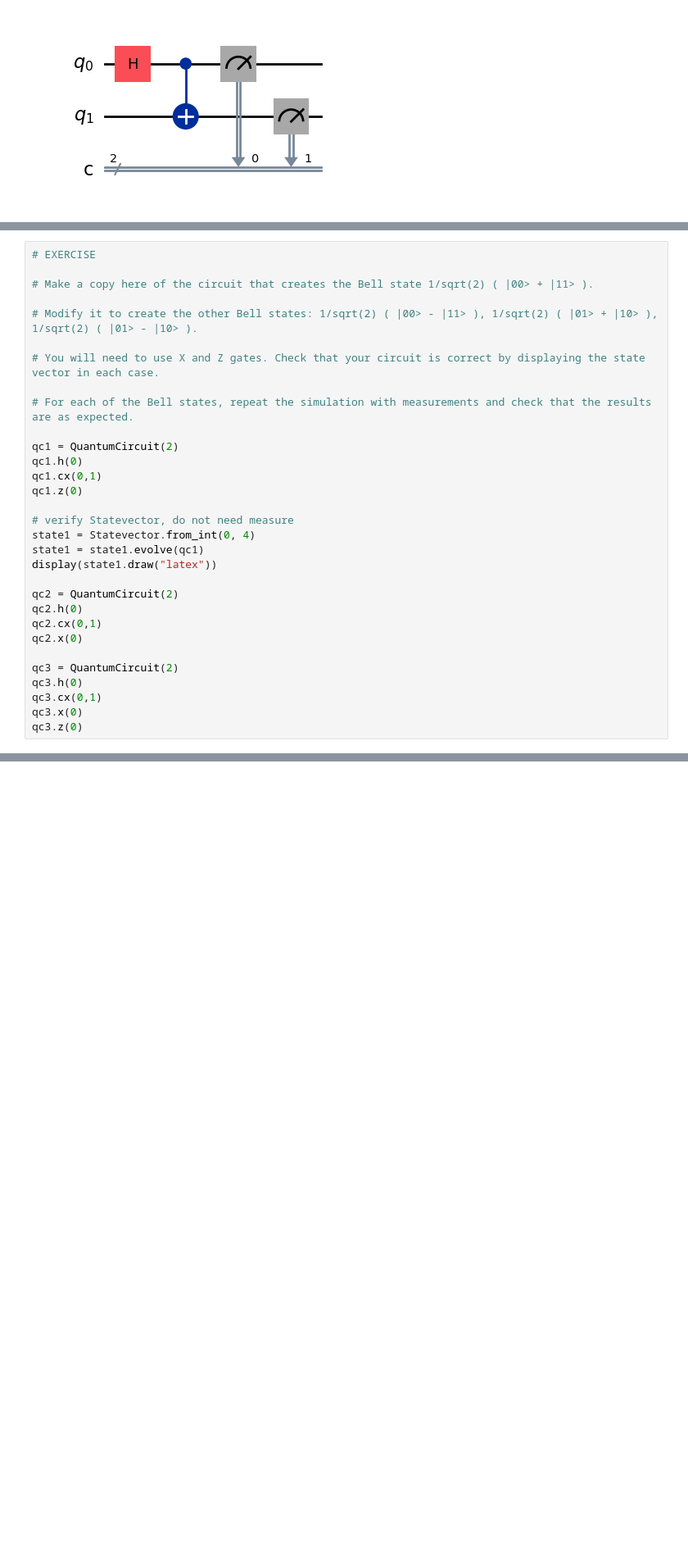
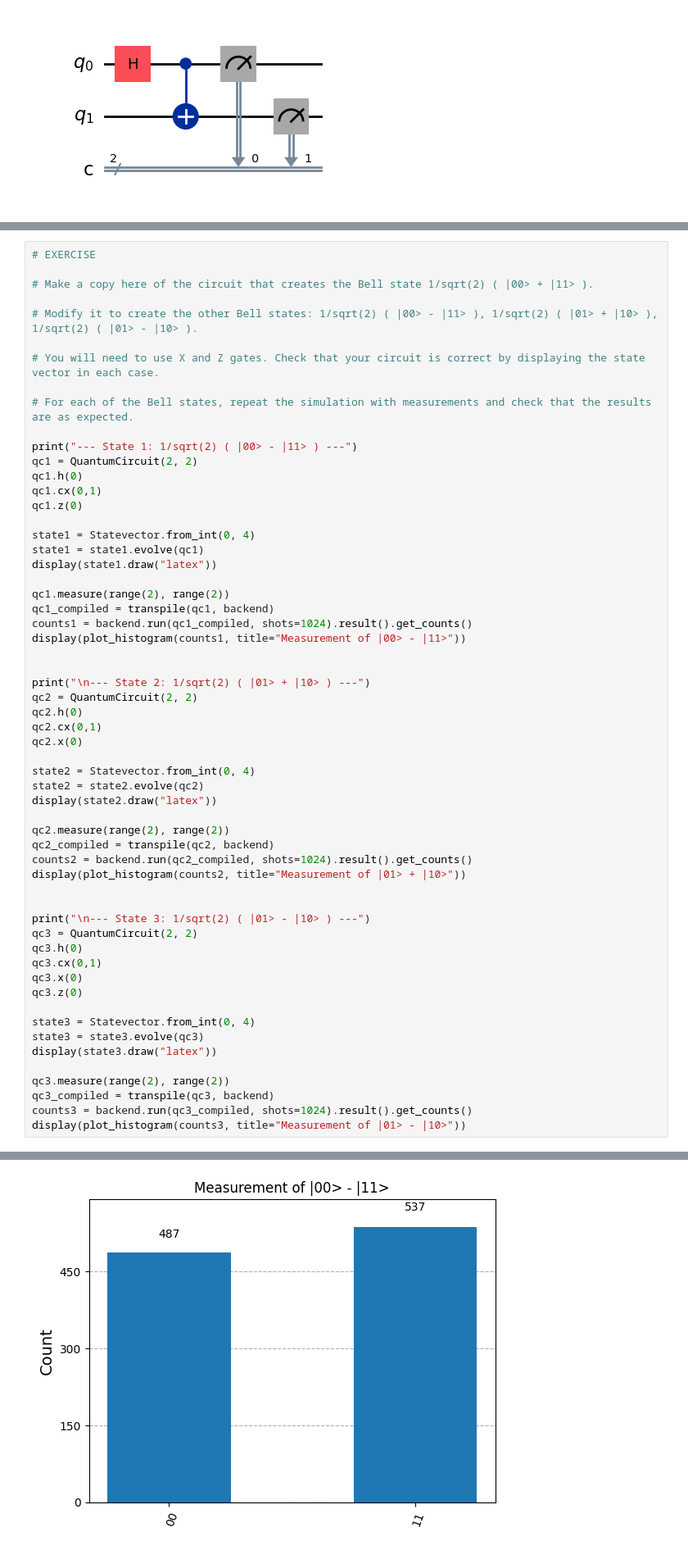
Before and after one commit to 0920mzy/SIT-UofG-QC, a Jupyter notebook: QC-Lab1.ipynb, the cells around one changed output, grey strips where cells are left out. Shown at 82% size. Saved outputs shown, nothing was run; the diff lists cells and outputs as text; blank space fills up the shorter version.

```diff
--- a/QC-Lab1.ipynb
+++ b/QC-Lab1.ipynb
@@ -208,24 +206,51 @@ plot_histogram(counts)
 
 # For each of the Bell states, repeat the simulation with measurements and check that the results are as expected.
 
-qc1 = QuantumCircuit(2)
+print("--- State 1: 1/sqrt(2) ( |00> - |11> ) ---")
+qc1 = QuantumCircuit(2, 2)
 qc1.h(0)
 qc1.cx(0,1)
 qc1.z(0)
 
-# verify Statevector, do not need measure
 state1 = Statevector.from_int(0, 4)
 state1 = state1.evolve(qc1)
 display(state1.draw("latex"))
 
-qc2 = QuantumCircuit(2)
+qc1.measure(range(2), range(2))
+qc1_compiled = transpile(qc1, backend)
+counts1 = backend.run(qc1_compiled, shots=1024).result().get_counts()
+display(plot_histogram(counts1, title="Measurement of |00> - |11>"))
+
+
+print("\n--- State 2: 1/sqrt(2) ( |01> + |10> ) ---")
+qc2 = QuantumCircuit(2, 2)
 qc2.h(0)
 qc2.cx(0,1)
 qc2.x(0)
 
-qc3 = QuantumCircuit(2)
+state2 = Statevector.from_int(0, 4)
+state2 = state2.evolve(qc2)
+display(state2.draw("latex"))
+
+qc2.measure(range(2), range(2))
+qc2_compiled = transpile(qc2, backend)
+counts2 = backend.run(qc2_compiled, shots=1024).result().get_counts()
+display(plot_histogram(counts2, title="Measurement of |01> + |10>"))
+
+
+print("\n--- State 3: 1/sqrt(2) ( |01> - |10> ) ---")
+qc3 = QuantumCircuit(2, 2)
 qc3.h(0)
 qc3.cx(0,1)
 qc3.x(0)
 qc3.z(0)
+
+state3 = Statevector.from_int(0, 4)
+state3 = state3.evolve(qc3)
+display(state3.draw("latex"))
+
+qc3.measure(range(2), range(2))
+qc3_compiled = transpile(qc3, backend)
+counts3 = backend.run(qc3_compiled, shots=1024).result().get_counts()
+display(plot_histogram(counts3, title="Measurement of |01> - |10>"))
 # %% [output]
@@ -233,0 +259 @@ $$\frac{\sqrt{2}}{2} |00\rangle- \frac{\sqrt{2}}{2} |11\rangle$$
+[figure, added]
```
Also changed, not shown: parts of 3 cells of this notebook.
